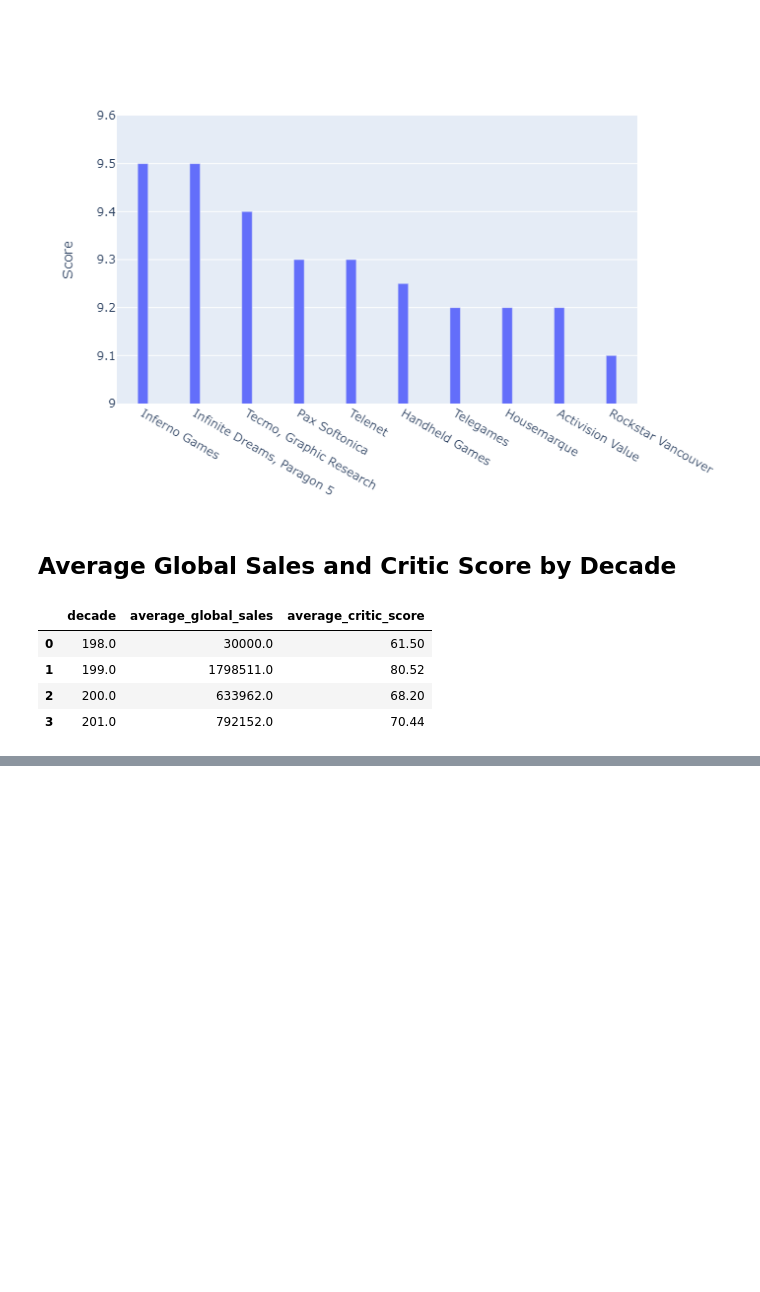
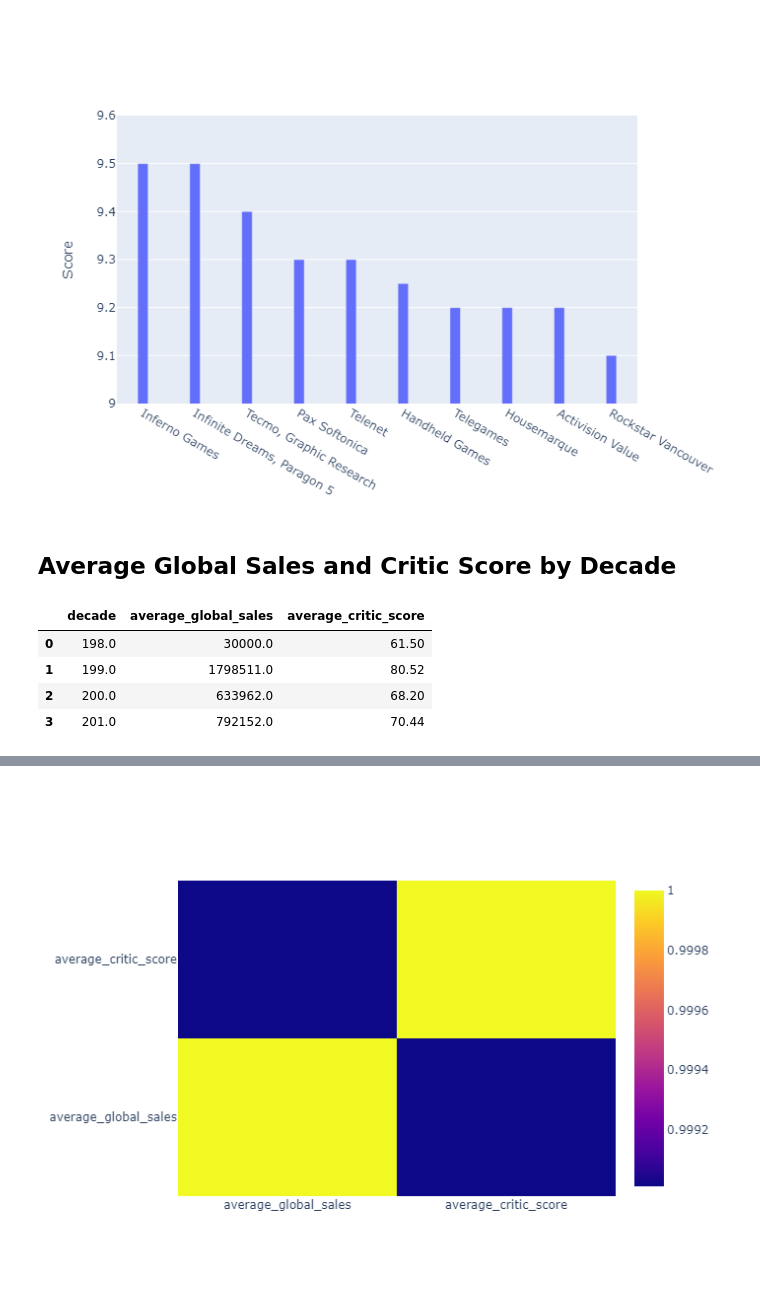
Before and after one commit to nsamardzic13/video-game-sales, a Jupyter notebook: sql_analysis.ipynb, the cells around one changed output, grey strips where cells are left out. Drawn from its saved outputs; the diff is of its cells as text; code cells hidden in the pictures; blank space fills up the shorter version.

```diff
--- a/sql_analysis.ipynb
+++ b/sql_analysis.ipynb
@@ -138,0 +152,17 @@ Image(filename=IMAGE_FILE)
+# %%
+IMAGE_FILE = 'plots/avg_sales_criticScoreCorr.png'
+
+df_decade_corr = df_decade[['average_global_sales', 'average_critic_score']].corr()
+
+fig = go.Figure()
+fig.add_trace(go.Heatmap(
+    z=df_decade_corr.values,
+    x=df_decade_corr.index.values,
+    y=df_decade_corr.columns.values
+))
+
+pio.write_image(fig, IMAGE_FILE)
+
+Image(filename=IMAGE_FILE)
+# %% [output]
+[figure, added]
```
Also changed, not shown: parts of 2 cells of this notebook.
